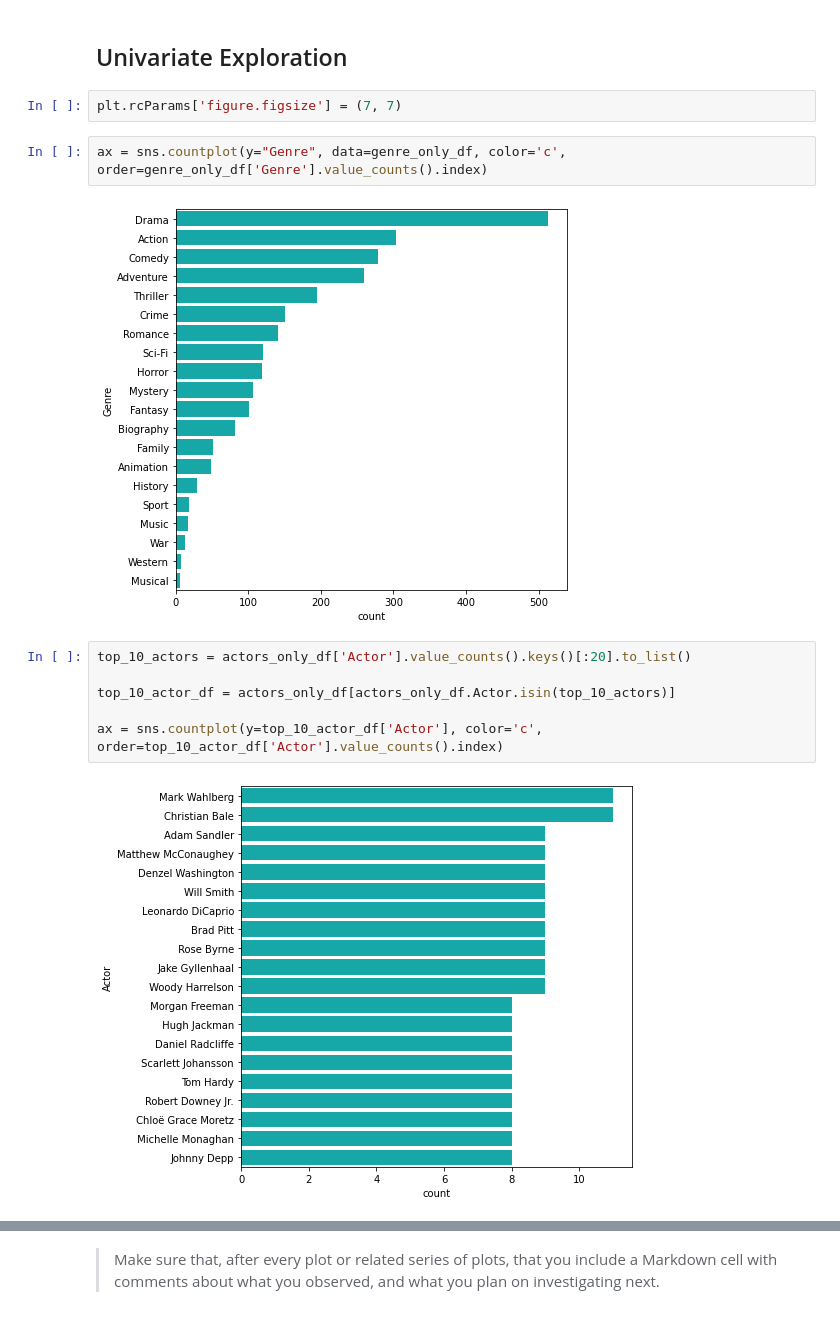
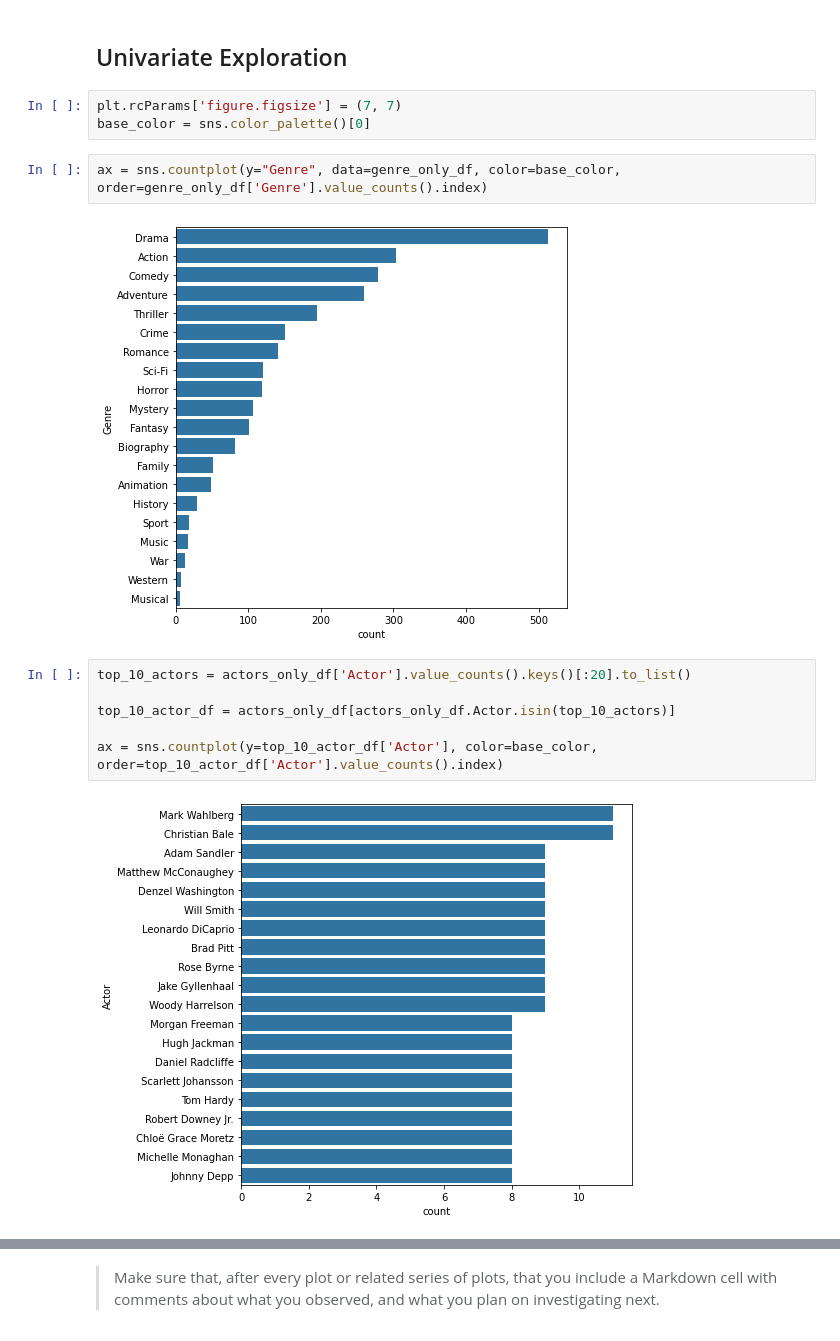
Before and after one commit to yufrances90/Communicate-Data-Findings, a Jupyter notebook: exploration_template-Copy1.ipynb, the cells around one changed output, grey strips where cells are left out. Drawn from its saved outputs; the diff is of its cells as text.

```diff
--- a/exploration_template-Copy1.ipynb
+++ b/exploration_template-Copy1.ipynb
@@ -53,16 +53,17 @@ actors_only_df.columns = ['Title', 'Actor']
 ## Univariate Exploration
 # %%
 plt.rcParams['figure.figsize'] = (7, 7)
+base_color = sns.color_palette()[0]
 # %%
-ax = sns.countplot(y="Genre", data=genre_only_df, color='c', order=genre_only_df['Genre'].value_counts().index)
+ax = sns.countplot(y="Genre", data=genre_only_df, color=base_color, order=genre_only_df['Genre'].value_counts().index)
 # %% [output]
-[figure, old version]
+[figure, new version]
 # %%
 top_10_actors = actors_only_df['Actor'].value_counts().keys()[:20].to_list()
 
 top_10_actor_df = actors_only_df[actors_only_df.Actor.isin(top_10_actors)]
 
-ax = sns.countplot(y=top_10_actor_df['Actor'], color='c',  order=top_10_actor_df['Actor'].value_counts().index)
+ax = sns.countplot(y=top_10_actor_df['Actor'], color=base_color,  order=top_10_actor_df['Actor'].value_counts().index)
 # %% [output]
-[figure, old version]
+[figure, new version]
 # %%
```
Also changed, not shown: parts of 6 cells of this notebook.
